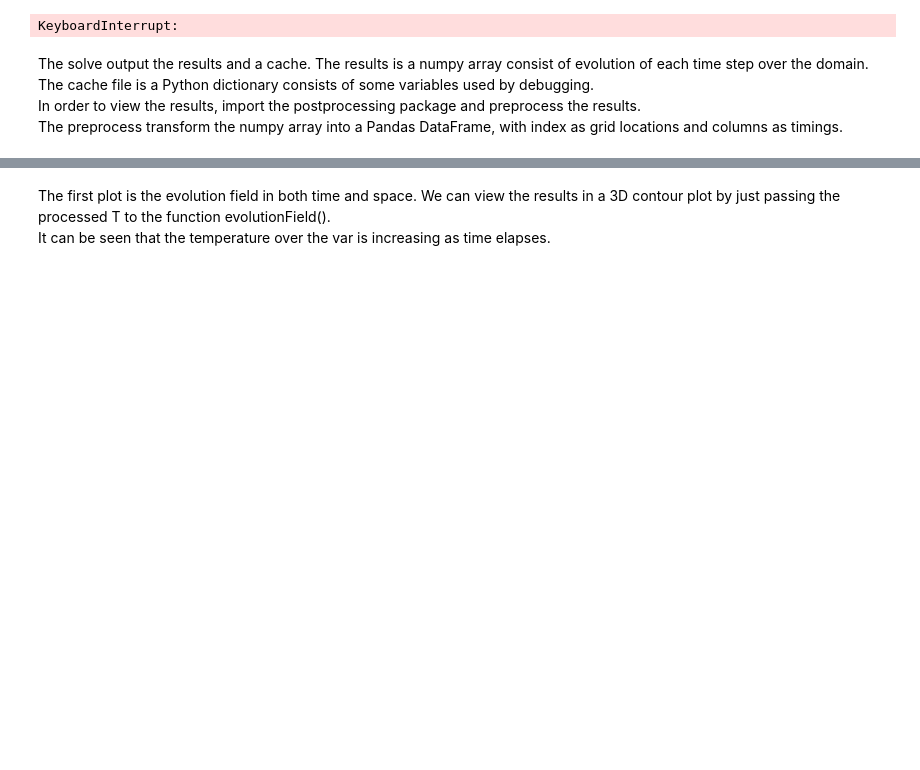
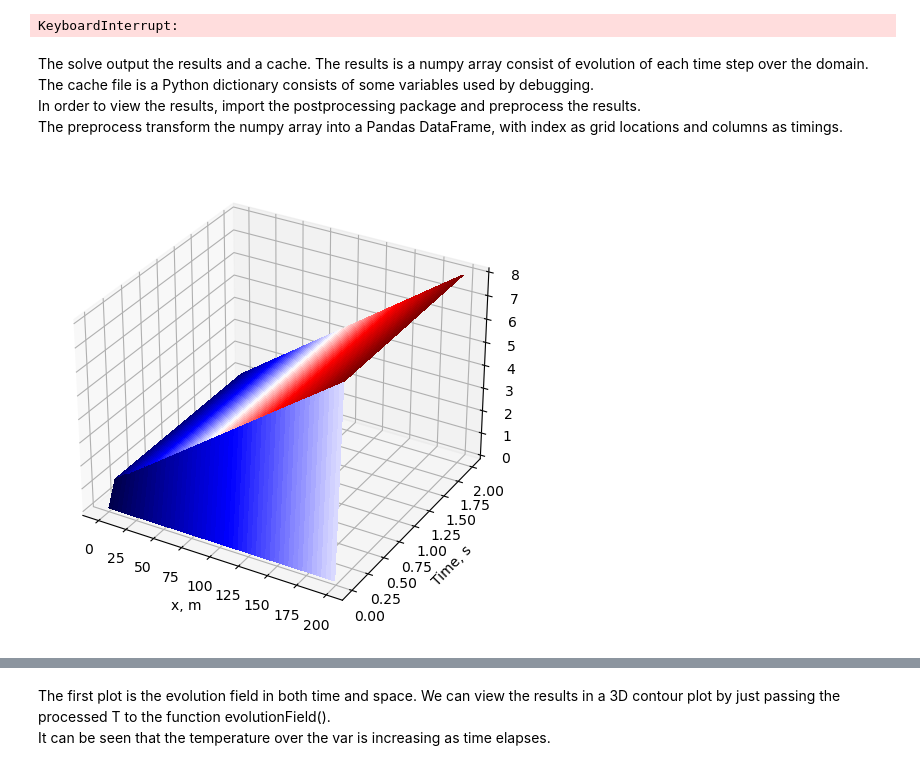
Before and after one commit to Lexmidan/nonloc_heatflux, a Jupyter notebook: PyTorch/demo-1-heating-a-steel-bar.ipynb, the cells around one changed output, grey strips where cells are left out. Cells and saved outputs as stored; diff of their text form; code cells hidden in the pictures; blank space fills up the shorter version.

```diff
--- a/PyTorch/demo-1-heating-a-steel-bar.ipynb
+++ b/PyTorch/demo-1-heating-a-steel-bar.ipynb
@@ -194 +92,9 @@ import postprocessing as pp
 T = pp.preprocess(paras, results)
+# %%
+import pandas as pd
+alpha3d=pd.DataFrame(alphas, columns=T.columns)
+beta3d=pd.DataFrame(betas, columns=T.columns)
+# %%
+pp.evolutionField(alpha3d)
+# %% [output]
+[figure, added]
```
Also changed, not shown: parts of 13 cells of this notebook, 54 other files.
